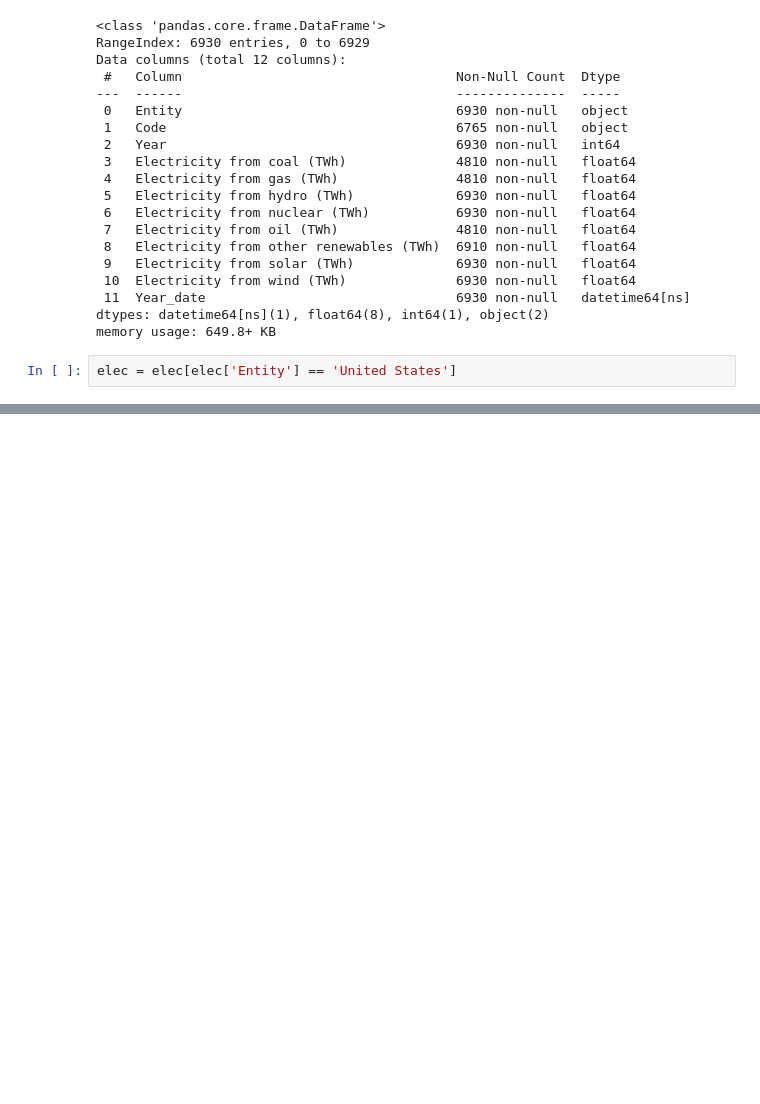
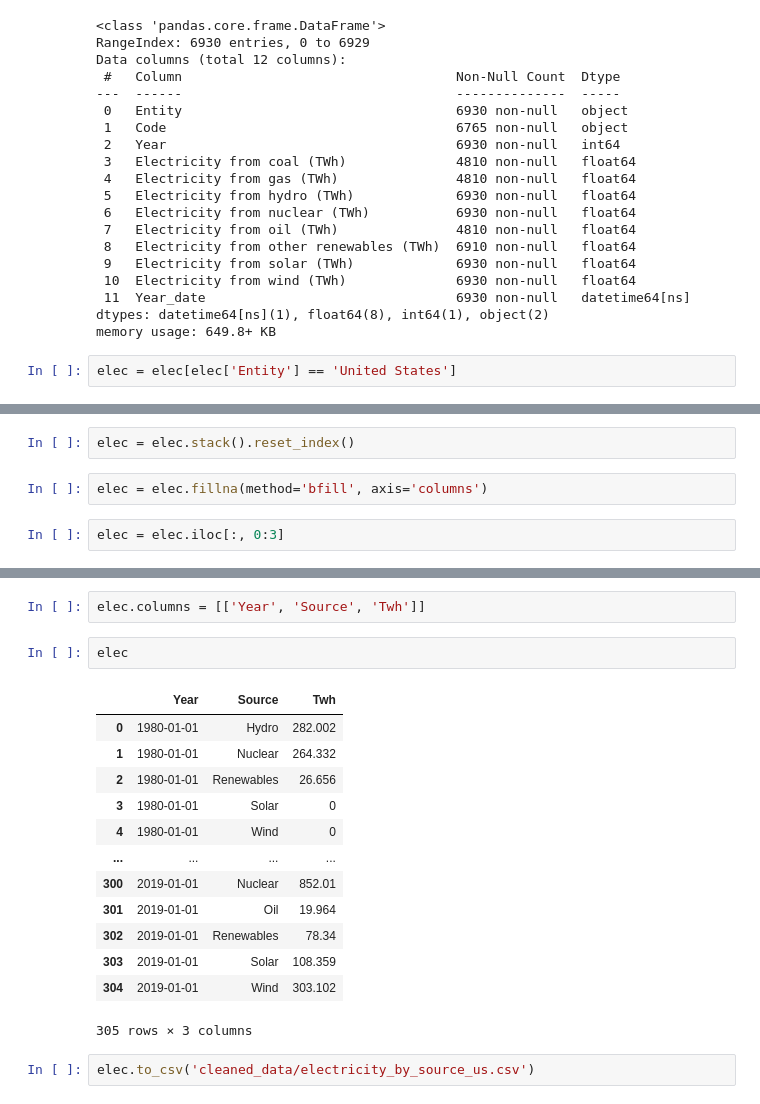
Before and after one commit to hsopel/NSS-Capstone, a Jupyter notebook: notebook/global_wind.ipynb, the cells around one changed output, grey strips where cells are left out. Saved outputs shown, nothing was run; the diff lists cells and outputs as text; blank space fills up the shorter version.

Commit message:
updated sources

```diff
--- a/notebook/global_wind.ipynb
+++ b/notebook/global_wind.ipynb
@@ -343,0 +362,6 @@ elec.to_csv('../data/electricity_us.csv')
+# %%
+elec = elec.stack().reset_index()
+# %%
+elec = elec.fillna(method='bfill', axis='columns')
+# %%
+elec = elec.iloc[:, 0:3]
@@ -343,0 +377,20 @@ elec.to_csv('../data/electricity_us.csv')
+# %%
+elec.columns = [['Year', 'Source', 'Twh']]
+# %%
+elec
+# %% [output]
+|  | Year | Source | Twh |
+| 0 | 1980-01-01 | Hydro | 282.002 |
+| 1 | 1980-01-01 | Nuclear | 264.332 |
+| 2 | 1980-01-01 | Renewables | 26.656 |
+| 3 | 1980-01-01 | Solar | 0 |
+| 4 | 1980-01-01 | Wind | 0 |
+| ... | ... | ... | ... |
+| 300 | 2019-01-01 | Nuclear | 852.01 |
+| 301 | 2019-01-01 | Oil | 19.964 |
+| 302 | 2019-01-01 | Renewables | 78.34 |
+| 303 | 2019-01-01 | Solar | 108.359 |
+| 304 | 2019-01-01 | Wind | 303.102 |
+305 rows × 3 columns
+# %%
+elec.to_csv('cleaned_data/electricity_by_source_us.csv')
```
Also changed, not shown: parts of 7 cells of this notebook, 24 other files.
